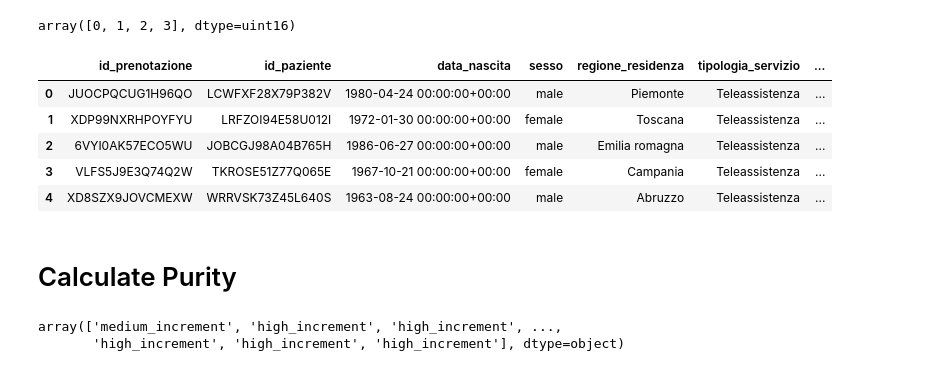
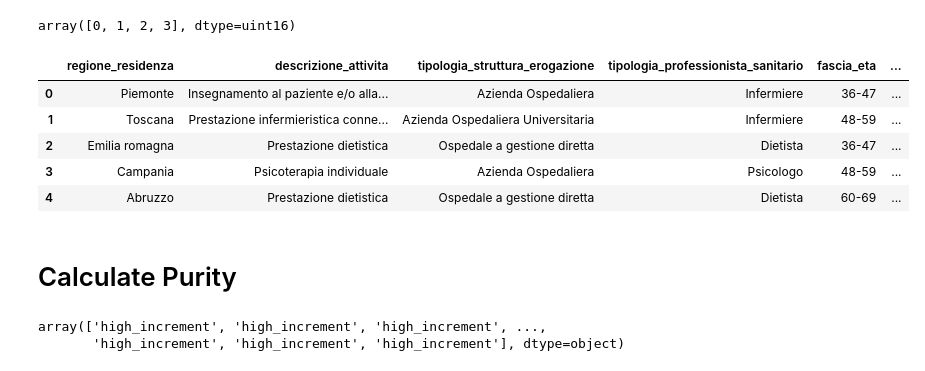
Before and after one commit to AlessiaRossi/Teleassistance-Supervised-Clustering, a Jupyter notebook: notebooks/development/modelling_clustering.ipynb, the cells around one changed output. Saved outputs shown, nothing was run; the diff lists cells and outputs as text; code cells hidden in the pictures.

```diff
--- a/notebooks/development/modelling_clustering.ipynb
+++ b/notebooks/development/modelling_clustering.ipynb
@@ -28,7 +28,7 @@ Data columns (total 17 columns):
 dtypes: datetime64[ns, UTC](2), int32(2), int64(1), object(12)
 memory usage: 56.2+ MB
 # %%
-cols_to_drop = df_labeled.columns[[0,1,2,3,5,6,7,9,11,12,14,15]]
+cols_to_drop = df_labeled.columns[[0,1,2,3,5,7,9,11,12,14,15]]
 df = df_labeled.drop(columns=cols_to_drop)
 # %%
 df.info()
@@ -104,5 +112,5 @@ plt.show()
 # %%
-kmodes = KModes(n_clusters=5, init='Huang', n_init=5, verbose=1)
+kmodes = KModes(n_clusters=4, init='Huang', n_init=10, verbose=1)
 # %%
 clusters = kmodes.fit_predict(df)
 # %% [output]
@@ -143,5 +151,5 @@ np.unique(clusters)
 # %% [output]
 array([0, 1, 2, 3], dtype=uint16)
 # %%
-df_labeled['cluster'] = clusters
+df['cluster'] = clusters
 # %%
@@ -149,12 +157,12 @@ df_labeled.to_parquet('../../data/processed/clustered_data.parquet')
 # %%
-df_labeled.head()
+df.head()
 # %% [output]
-|  | id_prenotazione | id_paziente | data_nascita | sesso | regione_residenza | tipologia_servizio | ... |
-| 0 | JUOCPQCUG1H96QO | LCWFXF28X79P382V | 1980-04-24 00:00:00+00:00 | male | Piemonte | Teleassistenza | ... |
-| 1 | XDP99NXRHPOYFYU | LRFZOI94E58U012I | 1972-01-30 00:00:00+00:00 | female | Toscana | Teleassistenza | ... |
-| 2 | 6VYI0AK57ECO5WU | JOBCGJ98A04B765H | 1986-06-27 00:00:00+00:00 | male | Emilia romagna | Teleassistenza | ... |
-| 3 | VLFS5J9E3Q74Q2W | TKROSE51Z77Q065E | 1967-10-21 00:00:00+00:00 | female | Campania | Teleassistenza | ... |
-| 4 | XD8SZX9JOVCMEXW | WRRVSK73Z45L640S | 1963-08-24 00:00:00+00:00 | male | Abruzzo | Teleassistenza | ... |
+|  | regione_residenza | descrizione_attivita | tipologia_struttura_erogazione | tipologia_professionista_sanitario | fascia_eta | ... |
+| 0 | Piemonte | Insegnamento al paziente e/o alla... | Azienda Ospedaliera | Infermiere | 36-47 | ... |
+| 1 | Toscana | Prestazione infermieristica conne... | Azienda Ospedaliera Universitaria | Infermiere | 48-59 | ... |
+| 2 | Emilia romagna | Prestazione dietistica | Ospedale a gestione diretta | Dietista | 36-47 | ... |
+| 3 | Campania | Psicoterapia individuale | Azienda Ospedaliera | Psicologo | 48-59 | ... |
+| 4 | Abruzzo | Prestazione dietistica | Ospedale a gestione diretta | Dietista | 60-69 | ... |
 # %% [markdown]
 # Calculate Purity
 # %%
@@ -162,7 +170,7 @@ true_labels = df_labeled.incremento_teleassistenze.to_numpy()
 # %%
 true_labels
 # %% [output]
-array(['medium_increment', 'high_increment', 'high_increment', ...,
+array(['high_increment', 'high_increment', 'high_increment', ...,
        'high_increment', 'high_increment', 'high_increment'], dtype=object)
 # %%
 from collections import Counter
```
Also changed, not shown: parts of 8 cells of this notebook, 1 other file.
